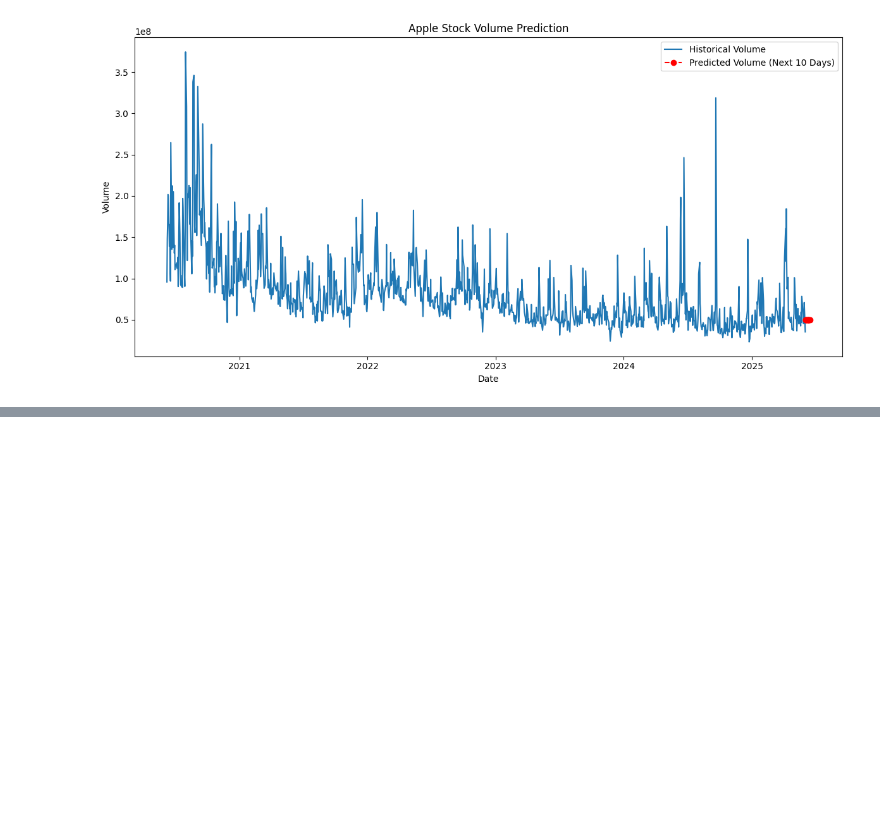
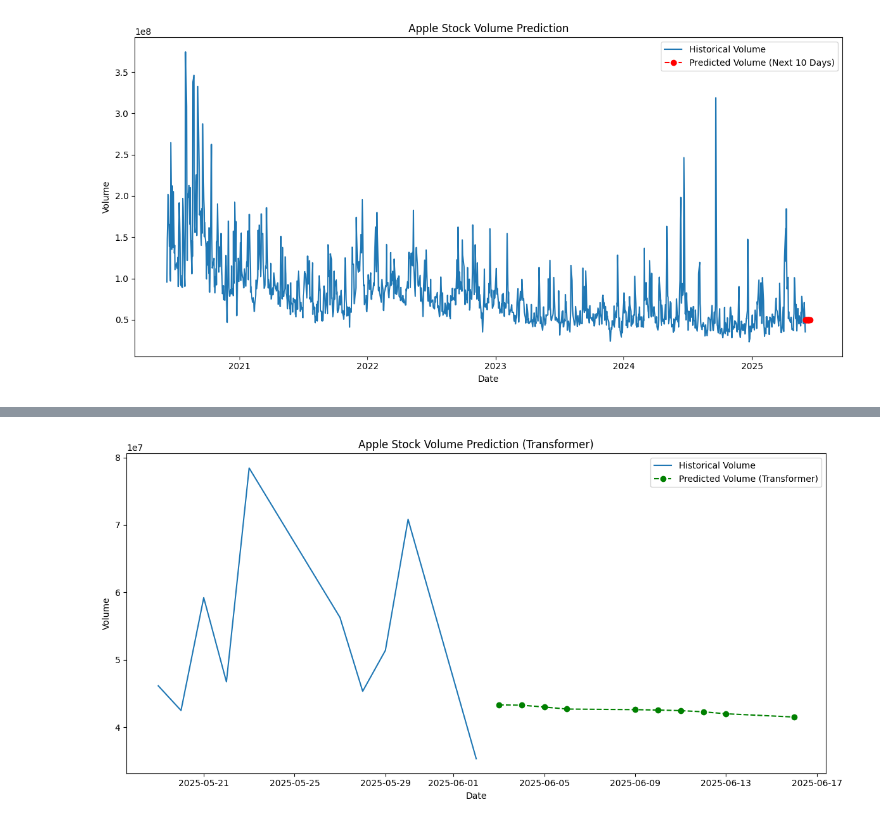
Before and after one commit to Otmane-debug/keras-tuner-apple-stock-prediction, a Jupyter notebook: code.ipynb, the cells around one changed output, grey strips where cells are left out. Cells and saved outputs as stored; diff of their text form; code cells hidden in the pictures; blank space fills up the shorter version.

```diff
--- a/code.ipynb
+++ b/code.ipynb
@@ -247,0 +361,12 @@ Next 10 days predicted Volume: [50187556. 50203176. 50192432. 50180236. 50176192
+# %%
+plt.figure(figsize=(12, 6))
+plt.plot(data['Date'][-10:], data['Volume'][-10:], label='Historical Volume')
+plt.plot(future_dates, predicted_volumes, marker='o', linestyle='--', color='green', label='Predicted Volume (Transformer)')
+plt.xlabel('Date')
+plt.ylabel('Volume')
+plt.title('Apple Stock Volume Prediction (Transformer)')
+plt.legend()
+plt.tight_layout()
+plt.show()
+# %% [output]
+[figure, added]
```
Also changed, not shown: parts of 7 cells of this notebook.
